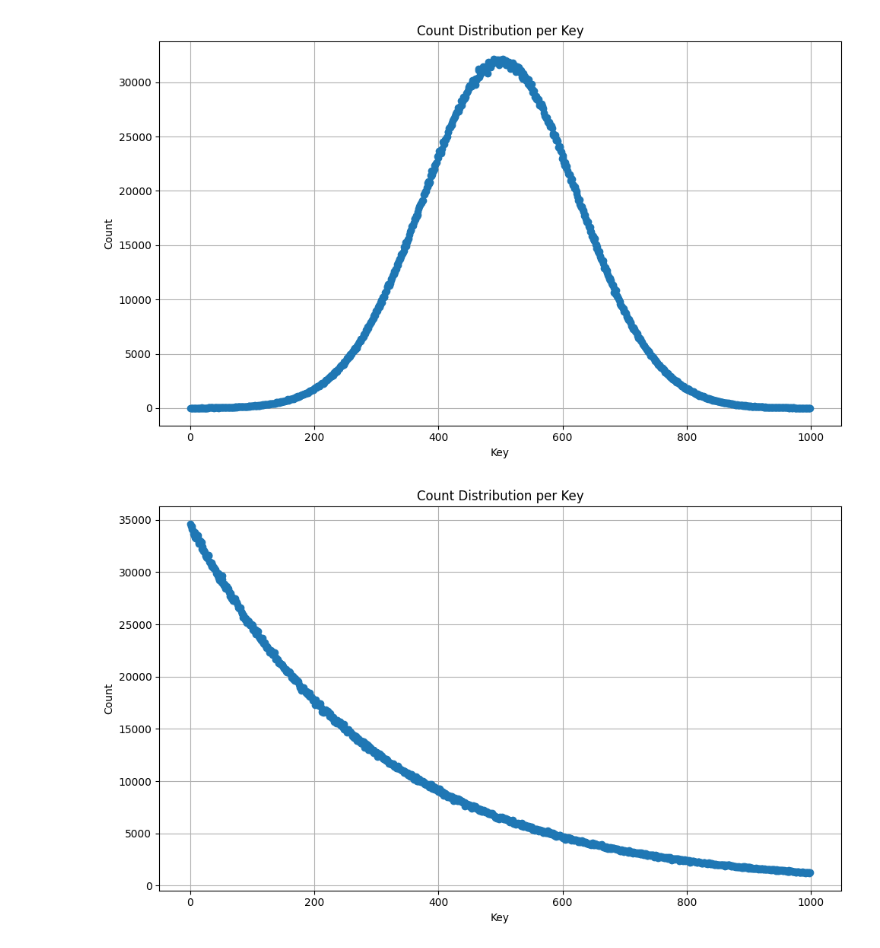
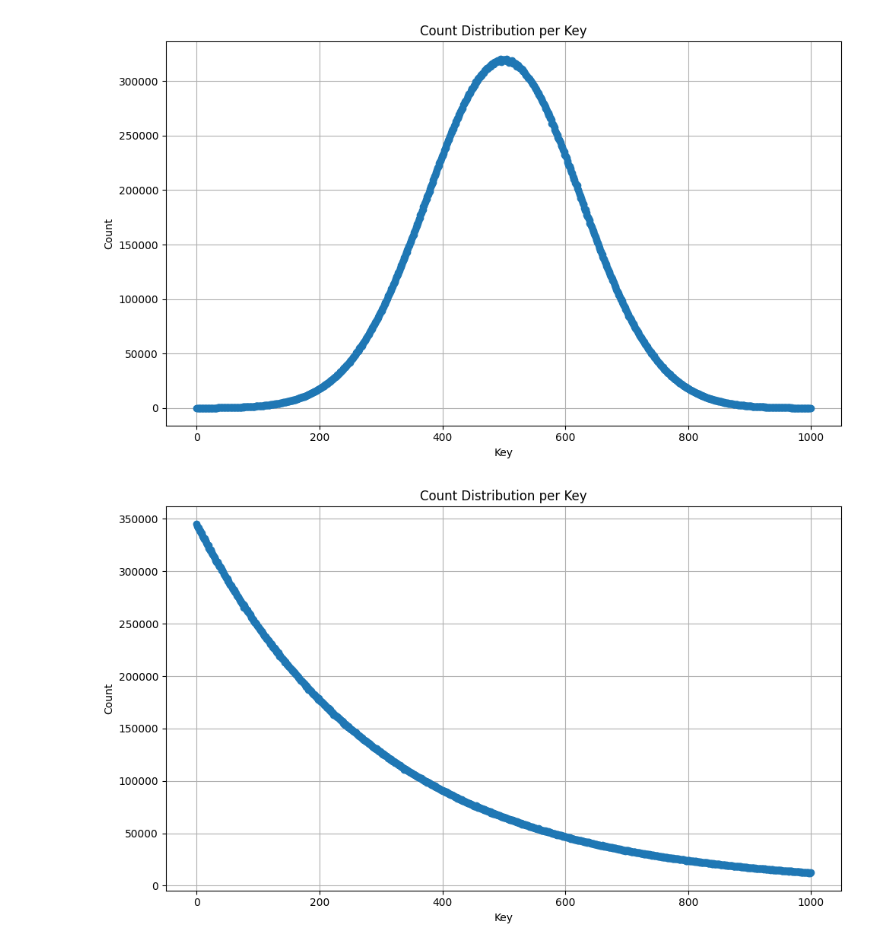
Before and after one commit to haok1402/parallel-groupby, a Jupyter notebook: visualize/dist_visualise.ipynb, the cells around one changed output. Cells and saved outputs as stored; diff of their text form; code cells hidden in the pictures.

```diff
--- a/visualize/dist_visualise.ipynb
+++ b/visualize/dist_visualise.ipynb
@@ -3,7 +27,7 @@ import polars as pl
 import matplotlib.pyplot as plt
 
 # Load data
-df = pl.read_csv("../data/normal/10M-1K.csv.gz")
+df = pl.read_csv("../data/normal/100M-1K.csv.gz")
 
 # Group by key and count
 count_df = df.group_by("key").len().sort("key")
@@ -21,28 +45,28 @@ plt.grid(True)
 plt.tight_layout()
 plt.show()
 # %% [output]
-[figure, old version]
+[figure, new version]
 # %%
 import polars as pl
 import matplotlib.pyplot as plt
 
 # Load data
-df = pl.read_csv("../data/exponential/10M-1K.csv.gz")
+df = pl.read_csv("../data/exponential/100M-1K.csv.gz")
 
 # Group by key and count
 count_df = df.group_by("key").len().sort("key")
 
 # Convert to pandas for easier plotting
 count_pd = count_df.to_pandas()
 
 # Plot
 plt.figure(figsize=(10, 6))
 plt.plot(count_pd["key"], count_pd["len"], marker='o', linestyle='-')
 plt.xlabel("Key")
 plt.ylabel("Count")
 plt.title("Count Distribution per Key")
 plt.grid(True)
 plt.tight_layout()
 plt.show()
 # %% [output]
-[figure, old version]
+[figure, new version]
```
Also changed, not shown: parts of 1 cell of this notebook.
